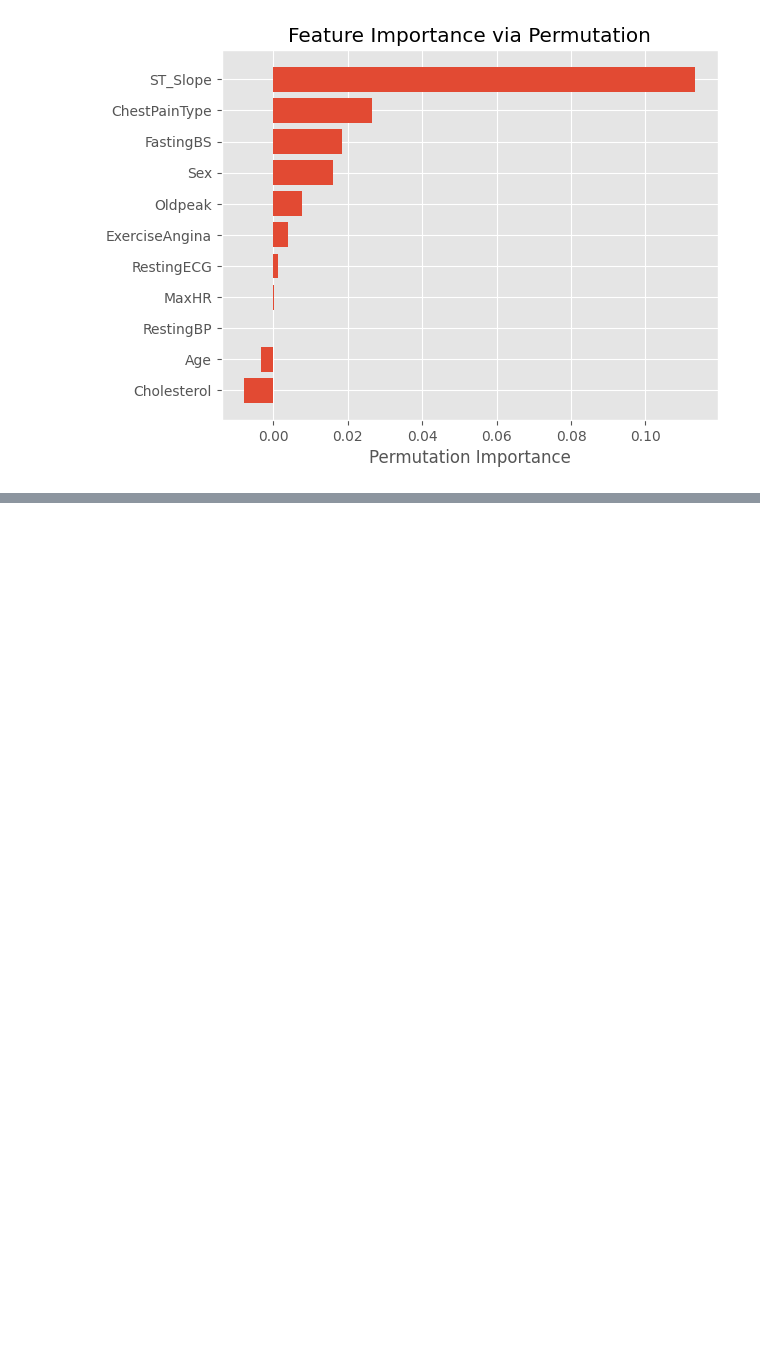
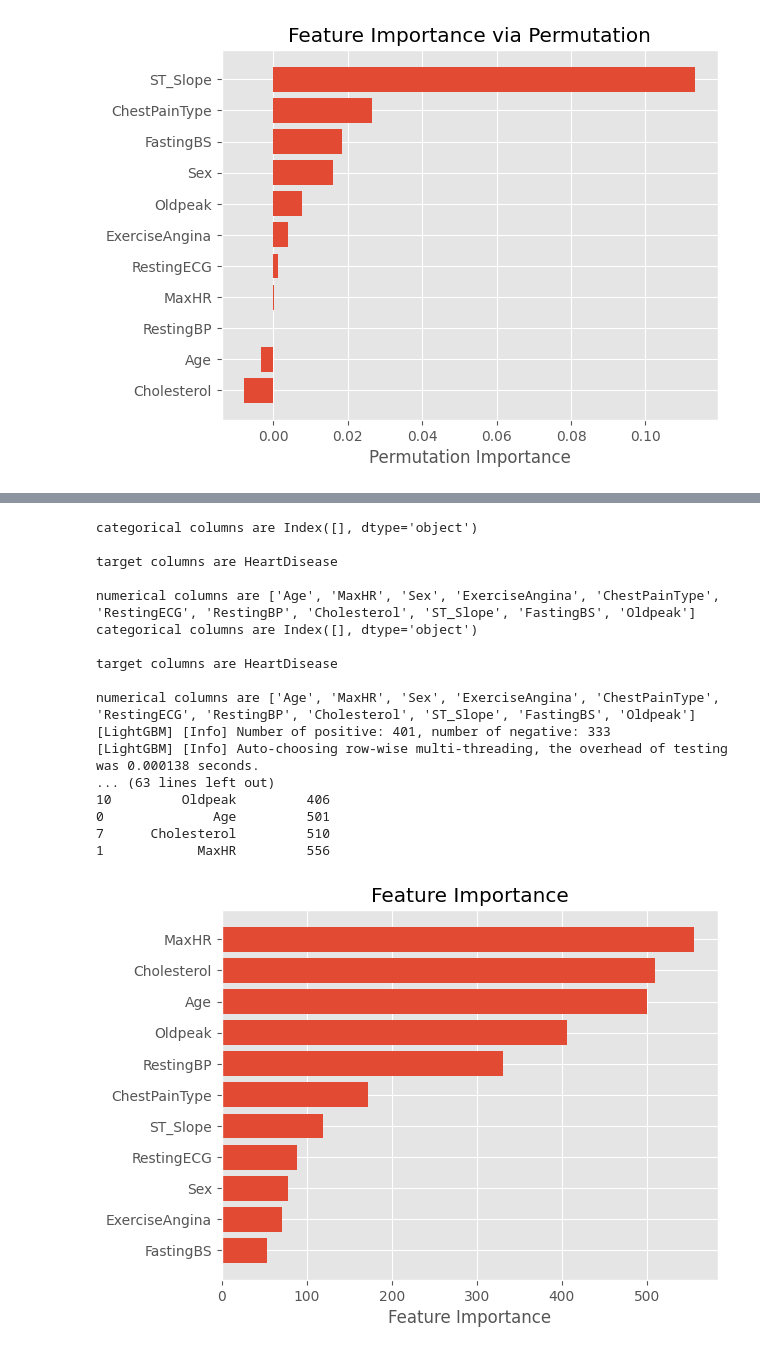
Before and after one commit to ShawnLiu119/Coding_test_modeling_template, a Jupyter notebook: Coding_Test_Template_Classification.ipynb, the cells around one changed output, grey strips where cells are left out. Saved outputs shown, nothing was run; the diff lists cells and outputs as text; code cells hidden in the pictures; blank space fills up the shorter version.

```diff
--- a/Coding_Test_Template_Classification.ipynb
+++ b/Coding_Test_Template_Classification.ipynb
@@ -518,0 +751,22 @@ numerical columns are ['Age', 'MaxHR', 'Sex', 'ExerciseAngina', 'ChestPainType',
+# %%
+model = lgb_model()
+y_pred = feature_imp_tree(df, 'HeartDisease', model)
+# %% [output]
+categorical columns are Index([], dtype='object')
+
+target columns are HeartDisease
+
+numerical columns are ['Age', 'MaxHR', 'Sex', 'ExerciseAngina', 'ChestPainType', 'RestingECG', 'RestingBP', 'Cholesterol', 'ST_Slope', 'FastingBS', 'Oldpeak']
+categorical columns are Index([], dtype='object')
+
+target columns are HeartDisease
+
+numerical columns are ['Age', 'MaxHR', 'Sex', 'ExerciseAngina', 'ChestPainType', 'RestingECG', 'RestingBP', 'Cholesterol', 'ST_Slope', 'FastingBS', 'Oldpeak']
+[LightGBM] [Info] Number of positive: 401, number of negative: 333
+[LightGBM] [Info] Auto-choosing row-wise multi-threading, the overhead of testing was 0.000138 seconds.
+... (63 lines left out)
+10         Oldpeak         406
+0              Age         501
+7      Cholesterol         510
+1            MaxHR         556
+[figure, added]
```
Also changed, not shown: parts of 12 cells of this notebook.
